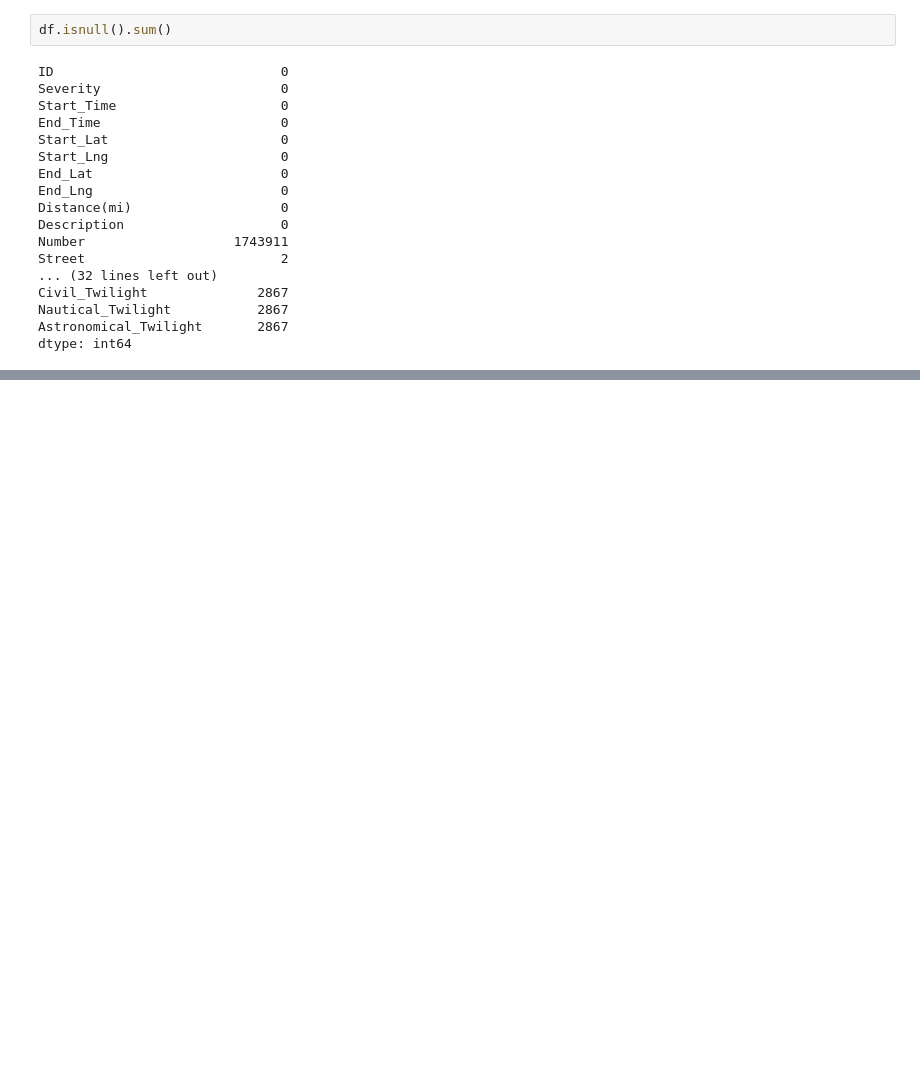
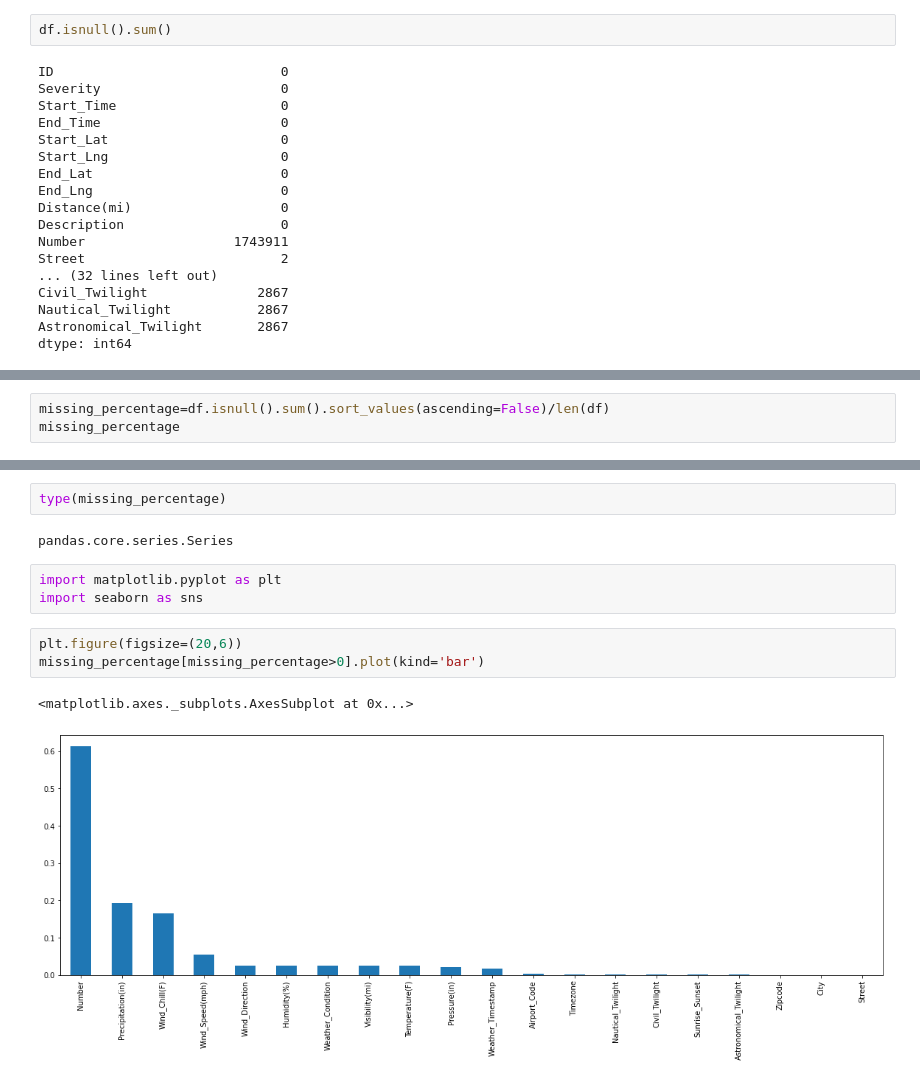
Before and after one commit to anand1994sp/My-first-repository, a Jupyter notebook: EDA_PROJECT_ON_US_ACCIDENTS2_8_MILLION_RECORDS.ipynb, the cells around one changed output, grey strips where cells are left out. Saved outputs shown, nothing was run; the diff lists cells and outputs as text; blank space fills up the shorter version.

```diff
--- a/EDA_PROJECT_ON_US_ACCIDENTS2_8_MILLION_RECORDS.ipynb
+++ b/EDA_PROJECT_ON_US_ACCIDENTS2_8_MILLION_RECORDS.ipynb
@@ -115,0 +114,3 @@ dtype: int64
+# %%
+missing_percentage=df.isnull().sum().sort_values(ascending=False)/len(df)
+missing_percentage
@@ -115,0 +135,13 @@ dtype: int64
+# %%
+type(missing_percentage)
+# %% [output]
+pandas.core.series.Series
+# %%
+import matplotlib.pyplot as plt
+import seaborn as sns
+# %%
+plt.figure(figsize=(20,6))
+missing_percentage[missing_percentage>0].plot(kind='bar')
+# %% [output]
+<matplotlib.axes._subplots.AxesSubplot at 0x...>
+[figure, added]
```
Also changed, not shown: parts of 37 cells of this notebook.
